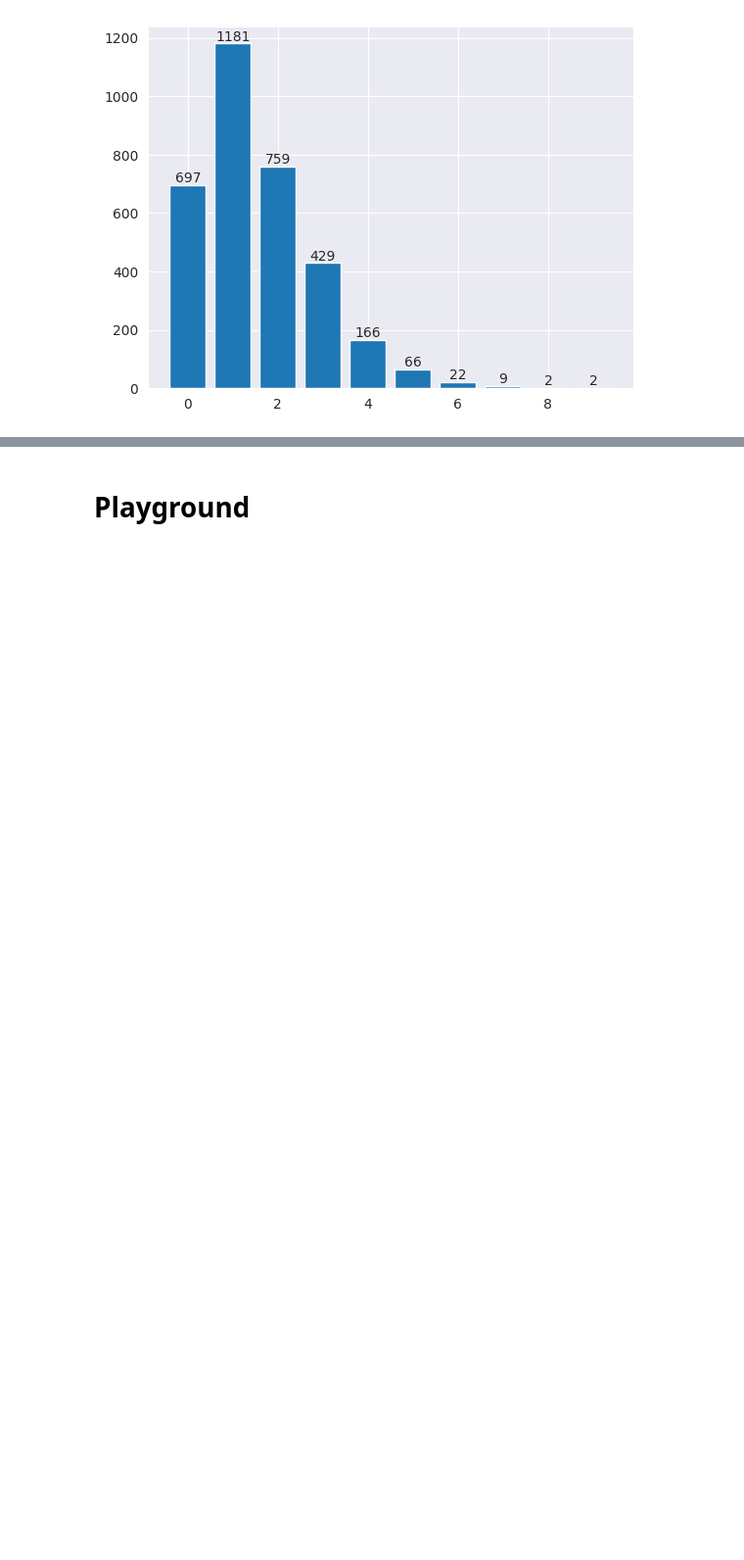
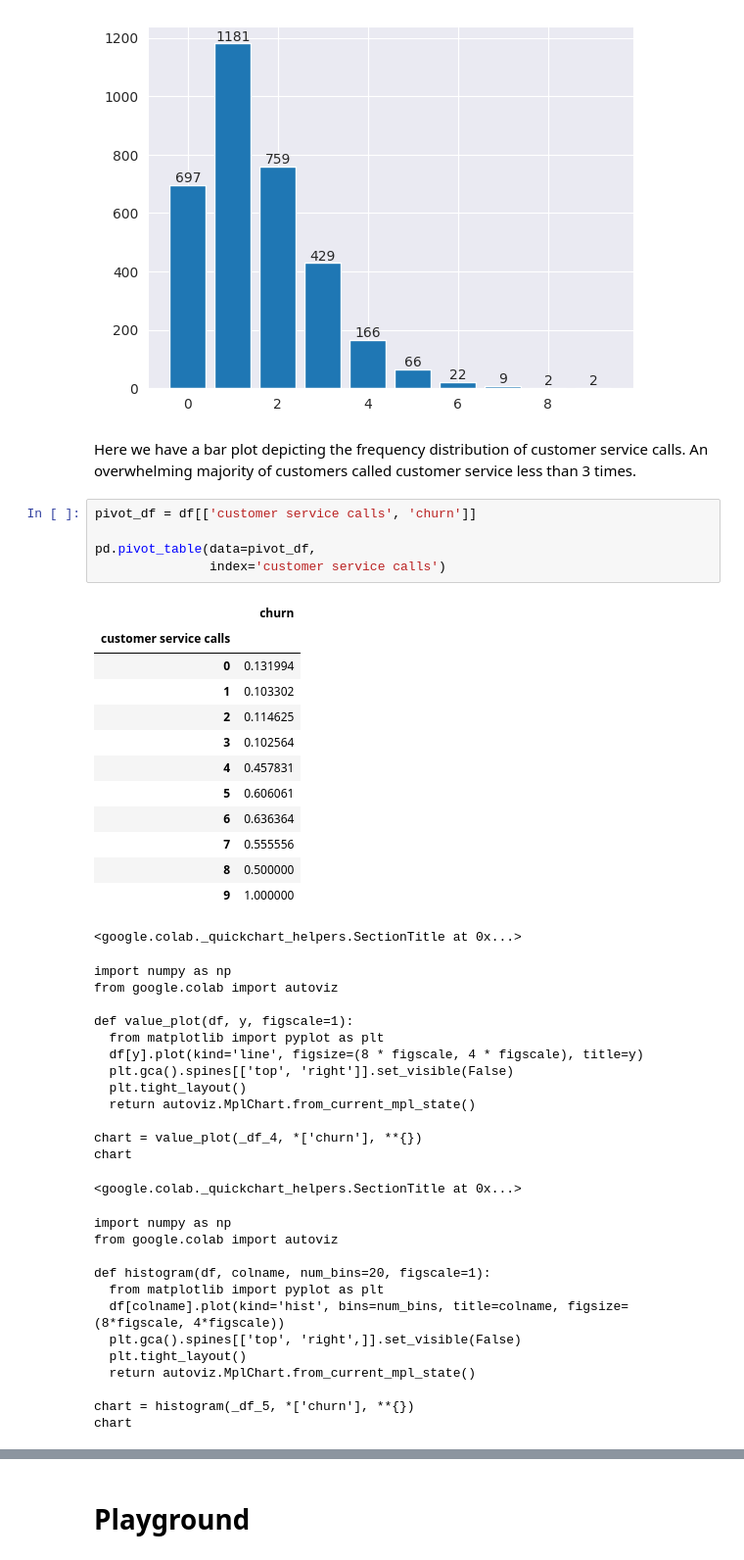
Before and after one commit to bmjaron/phase_3_project, a Jupyter notebook: Untitled1.ipynb, the cells around one changed output, grey strips where cells are left out. Shown at 98% size. Saved outputs shown, nothing was run; the diff lists cells and outputs as text; blank space fills up the shorter version.

```diff
--- a/Untitled1.ipynb
+++ b/Untitled1.ipynb
@@ -114,3 +114,49 @@ ax.bar_label(bar)
 plt.show()
 # %% [output]
 [figure]
+# %% [markdown]
+Here we have a bar plot depicting the frequency distribution of customer service calls. An overwhelming majority of customers called customer service less than 3 times.
+# %%
+pivot_df = df[['customer service calls', 'churn']]
+
+pd.pivot_table(data=pivot_df,
+               index='customer service calls')
+# %% [output]
+|  | churn |
+| customer service calls |  |
+| 0 | 0.131994 |
+| 1 | 0.103302 |
+| 2 | 0.114625 |
+| 3 | 0.102564 |
+| 4 | 0.457831 |
+| 5 | 0.606061 |
+| 6 | 0.636364 |
+| 7 | 0.555556 |
+| 8 | 0.500000 |
+| 9 | 1.000000 |
+<google.colab._quickchart_helpers.SectionTitle at 0x...>
+import numpy as np
+from google.colab import autoviz
+
+def value_plot(df, y, figscale=1):
+  from matplotlib import pyplot as plt
+  df[y].plot(kind='line', figsize=(8 * figscale, 4 * figscale), title=y)
+  plt.gca().spines[['top', 'right']].set_visible(False)
+  plt.tight_layout()
+  return autoviz.MplChart.from_current_mpl_state()
+
+chart = value_plot(_df_4, *['churn'], **{})
+chart
+<google.colab._quickchart_helpers.SectionTitle at 0x...>
+import numpy as np
+from google.colab import autoviz
+
+def histogram(df, colname, num_bins=20, figscale=1):
+  from matplotlib import pyplot as plt
+  df[colname].plot(kind='hist', bins=num_bins, title=colname, figsize=(8*figscale, 4*figscale))
+  plt.gca().spines[['top', 'right',]].set_visible(False)
+  plt.tight_layout()
+  return autoviz.MplChart.from_current_mpl_state()
+
+chart = histogram(_df_5, *['churn'], **{})
+chart
```
Also changed, not shown: parts of 3 cells of this notebook.
